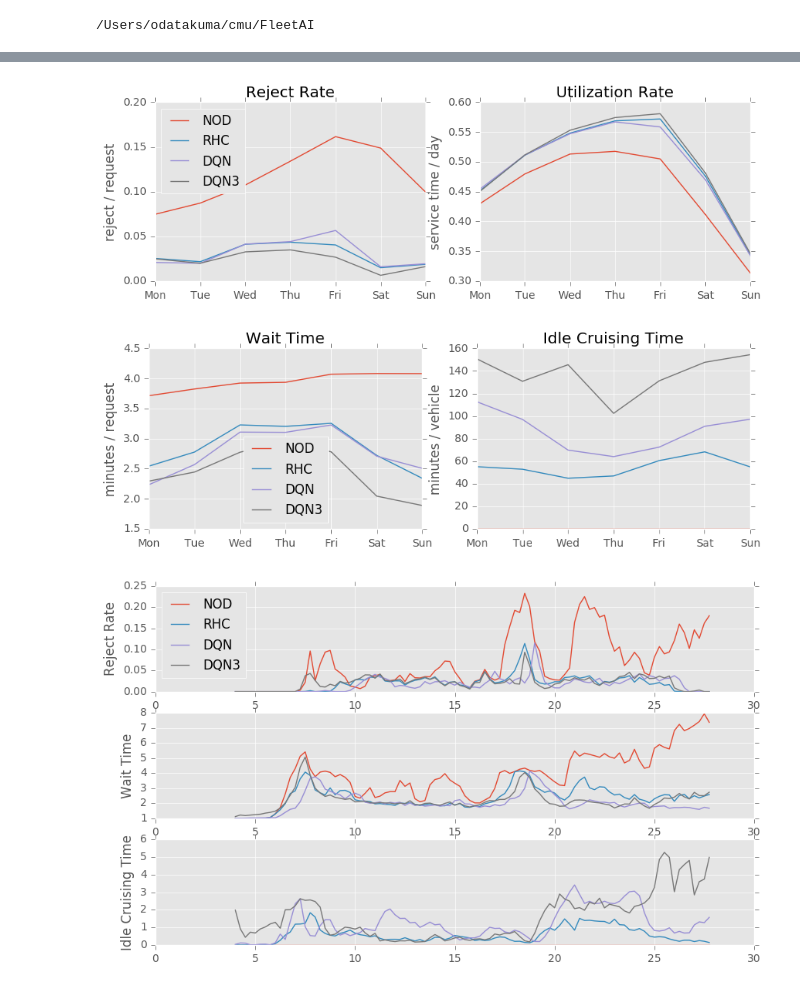
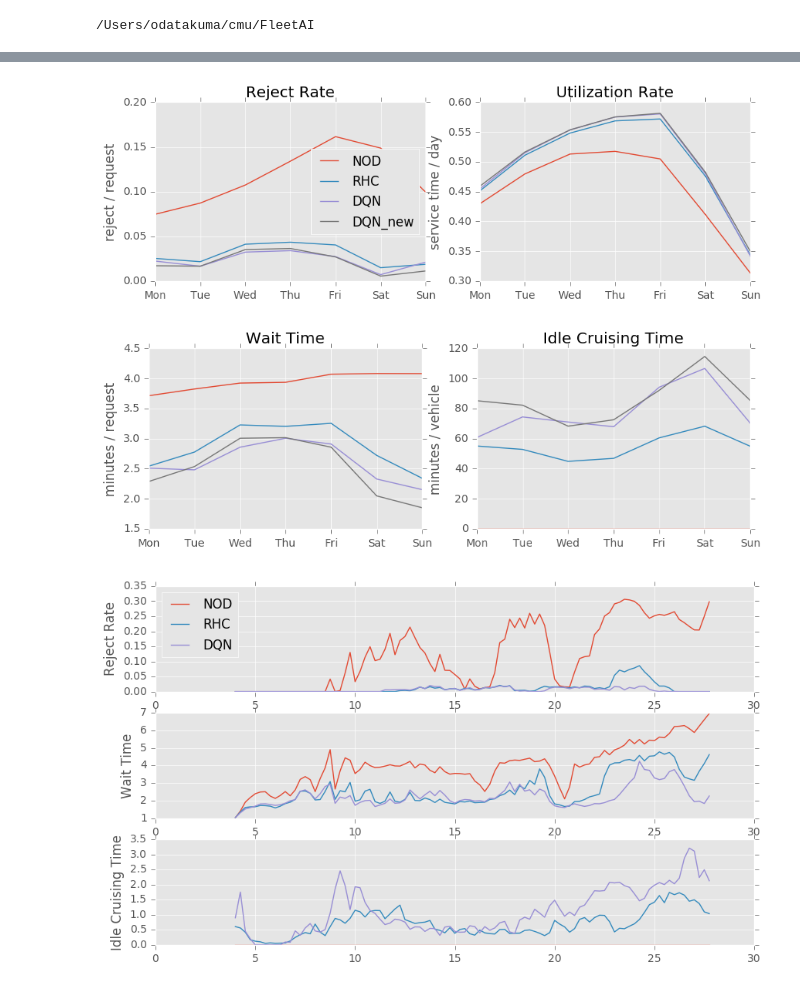
Before and after one commit to hitsuji5/FleetAI, a Jupyter notebook: evaluation/model_evaluation.ipynb, the cells around one changed output, grey strips where cells are left out. Cells and saved outputs as stored; diff of their text form; code cells hidden in the pictures.

```diff
--- a/evaluation/model_evaluation.ipynb
+++ b/evaluation/model_evaluation.ipynb
@@ -22,3 +17,6 @@ score_dirs = ['without_score', 'rhc_score', 'dqn_score',  'dqn_score3']
+# %%
+score_dirs = ['without_score', 'rhc_score', 'dqn_v3.1_18k', 'dqn_v3.2_14k']
+# score_dirs = ['without_score', 'rhc_score', 'dqn_v3_21k', 'dqn_v3_21k_coarse']
 # %%
 root_dir = "data/results/"
 result = []
@@ -78,10 +76,10 @@ def plot_summary(dfs, vscore, labels):
     plt.ylabel('minutes / vehicle')
     plt.xticks(index, dayofweek)
 # %%
-plot_summary(result, vscores, ['NOD', 'RHC', 'DQN', 'DQN3']);
+plot_summary(result, vscores, ['NOD', 'RHC', 'DQN', 'DQN_new']);
 # %% [output]
-[figure, old version]
+[figure, new version]
-[figure, old version]
+[figure, new version]
 # %%
 def plot(dfs, labels):
     plt.figure(figsize=(10, 6))
@@ -102,7 +100,7 @@ def plot(dfs, labels):
     return plt
 # %%
 root_dir = "data/results/"
-dayofweek = 0
+dayofweek = 5
 oneday = []
 for score_dir in score_dirs:
     if 'dqn' in score_dir:
@@ -114,6 +112,6 @@ for score_dir in score_dirs:
         df = pd.read_csv(root_dir + score_dir + '/score' + str(dayofweek) + '.csv')
     oneday.append(df)
 # %%
-plot(oneday, ['NOD', 'RHC', 'DQN', 'DQN3']);
+plot(oneday, ['NOD', 'RHC', 'DQN']);
 # %% [output]
-[figure, old version]
+[figure, new version]
```
Also changed, not shown: parts of 3 cells of this notebook, 3 other files.
